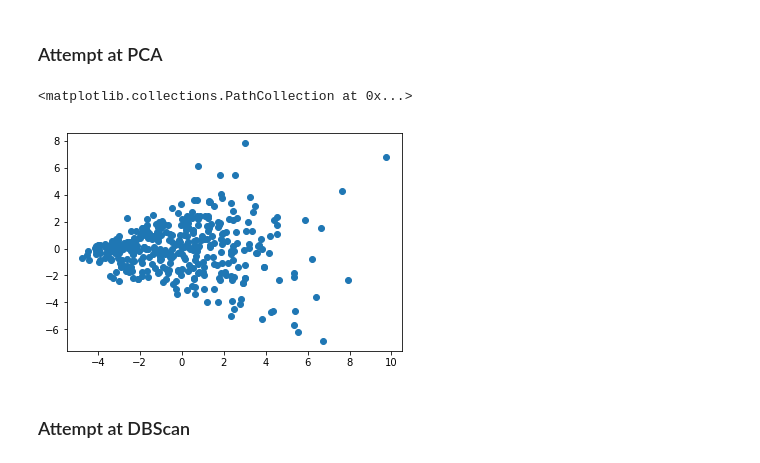
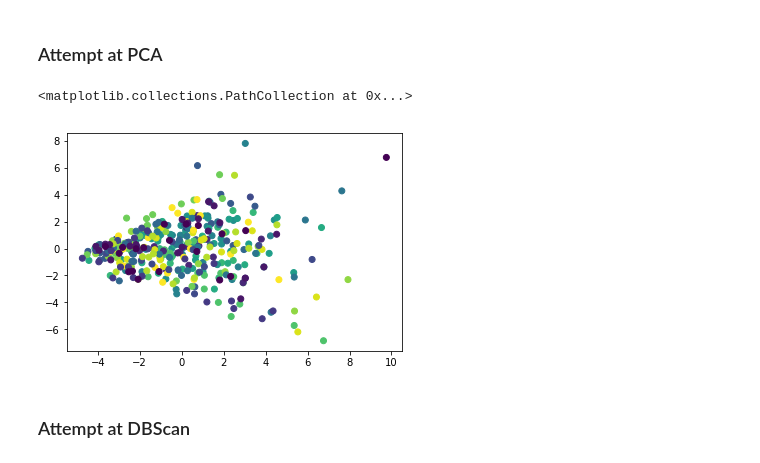
Before and after one commit to ada-food-recipes/food-recipes, a Jupyter notebook: Nutriscore Calculations.ipynb, the cells around one changed output. Cells and saved outputs as stored; diff of their text form; code cells hidden in the pictures.

```diff
--- a/Nutriscore Calculations.ipynb
+++ b/Nutriscore Calculations.ipynb
@@ -274,17 +274,18 @@ graph
 # %%
 from sklearn.decomposition import PCA
 
 pca = PCA(n_components=2)
 
 principalComponents = pca.fit_transform(X)
+c=y
 
 principalDf = pd.DataFrame(data = principalComponents
              , columns = ['principal component 1', 'principal component 2'])
 
-plt.scatter(principalDf['principal component 1'],principalDf['principal component 2'])
+plt.scatter(principalDf['principal component 1'],principalDf['principal component 2'],c=(y))
 # %% [output]
 <matplotlib.collections.PathCollection at 0x...>
-[figure, old version]
+[figure, new version]
 # %% [markdown]
 ### Attempt at DBScan ###
 # %%
```
